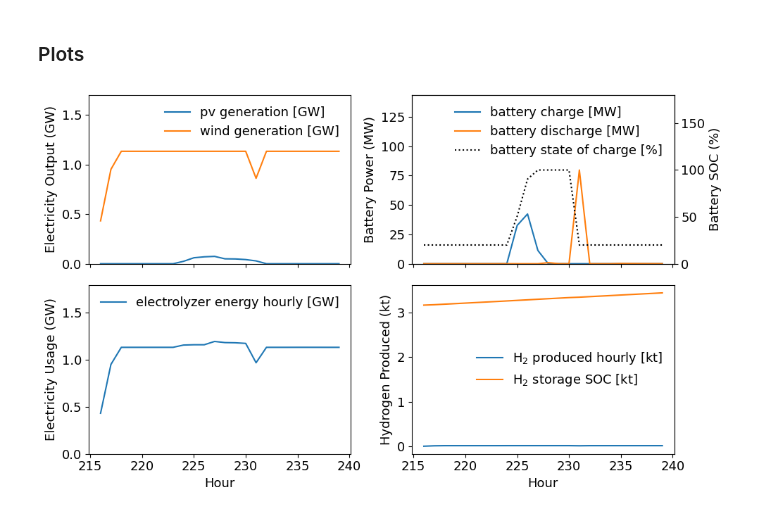
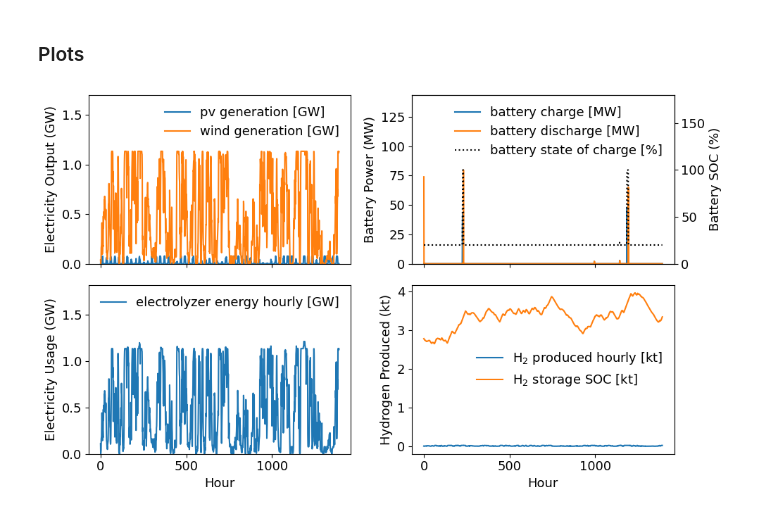
Before and after one commit to jmartin4nrel/H2Integrate, a Jupyter notebook: examples/01-green-hydrogen.ipynb, the cells around one changed output. Cells and saved outputs as stored; diff of their text form; code cells hidden in the pictures.

```diff
--- a/examples/01-green-hydrogen.ipynb
+++ b/examples/01-green-hydrogen.ipynb
@@ -143,9 +143,9 @@ LCOH:  [4.5816231] [$/kg]
 # %%
 %matplotlib inline
 # %%
-plot_energy_flows(start_date_time=dt.datetime(2013, 1, 10), end_date_time=dt.datetime(2013, 1, 11))
+plot_energy_flows(start_date_time=dt.datetime(2013, 1, 1), end_date_time=dt.datetime(2013, 2, 28))
 # %% [output]
-[figure, old version]
+[figure, new version]
 # %%
 plot_hydrogen_flows(start_date_time=dt.datetime(2013, 1, 1), end_date_time=dt.datetime(2013, 2, 28))
 # %% [output]
```
Also changed, not shown: parts of 3 cells of this notebook, 5 other files.
